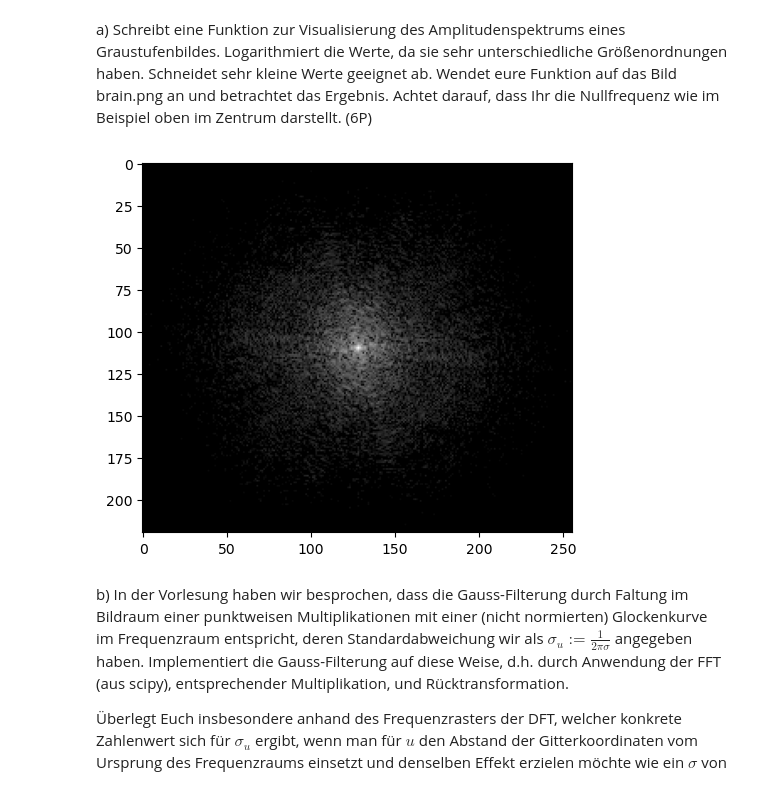
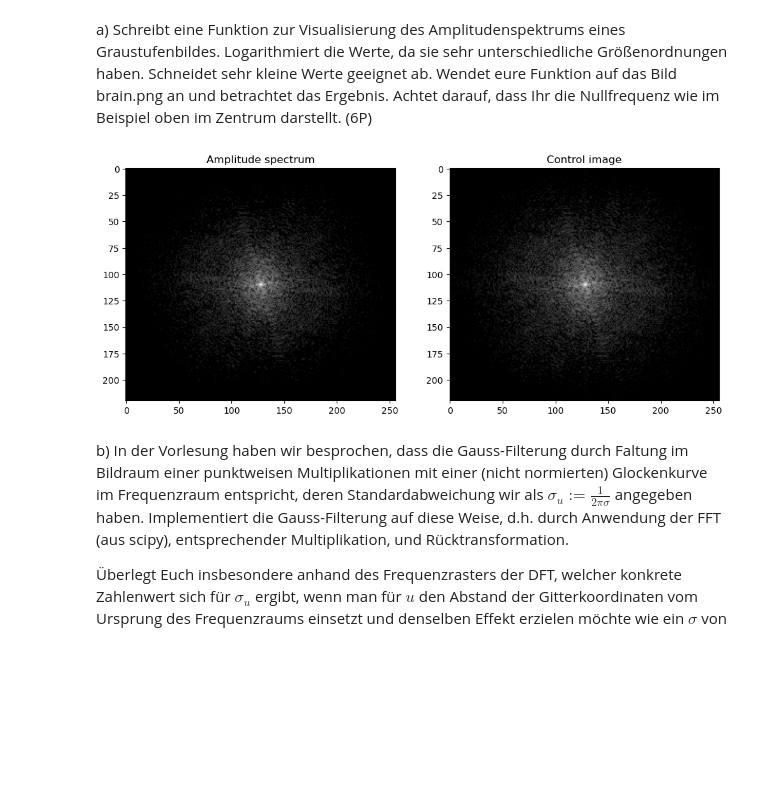
Before and after one commit to TimNogga/MedizinischeBildAnalyseBonn, a Jupyter notebook: mba-03/MBA_03.ipynb, the cells around one changed output. Saved outputs shown, nothing was run; the diff lists cells and outputs as text; code cells hidden in the pictures; blank space fills up the shorter version.

```diff
--- a/mba-03/MBA_03.ipynb
+++ b/mba-03/MBA_03.ipynb
@@ -223,31 +222,44 @@ a) Schreibt eine Funktion zur Visualisierung des Amplitudenspektrums eines Graus
 # %%
 import scipy as sp
 import skimage as ski
 import numpy as np
 import matplotlib.pyplot as plt
 
 def amplitude_spectrum(img, threshold=8.0):
     # Transformiert img in den Frequenzraum
     img_fft = sp.fft.fft2(img)
 
     # Nutzt die FFT Verschiebung, sodass sich die Nullfrequenz im Zentrum Eures Bildes befindet.
     img_fft_shifted = sp.fft.fftshift(img_fft)
 
     # Nehmt den Logarithmus der Magnitude der komplexen Zahlen.
-    fft = np.log(np.abs(img_fft_shifted))
+    fft = np.log(np.absolute(img_fft_shifted))
 
     # Setzt alle Werte unter 8.2 auf genau 8.0, um sehr kleine Werte auf ein bestimmtes Niveau zu bringen.
     fft[np.absolute(fft < 8.2)] = 8.0
 
     # Schneidet alle Werte ab, die unter dem Schwellwert (threshold) liegen.
     fft[fft < threshold] = 0
     return fft
 
 img = ski.io.imread("brain.png")
-plt.imshow(amplitude_spectrum(img), cmap="gray")
+spectrum = amplitude_spectrum(img)
+
+img_control = ski.io.imread("brain-logps.png")
+
+fig, axes = plt.subplots(1, 2)
+
+axes[0].imshow(spectrum, cmap="gray")
+axes[0].set_title("Amplitude spectrum")
+
+axes[1].imshow(img_control, cmap="gray")
+axes[1].set_title("Control image")
+
+fig.set_figwidth(12)
+
 plt.show()
 # %% [output]
-[figure, old version]
+[figure, new version]
 # %% [markdown]
 b) In der Vorlesung haben wir besprochen, dass die Gauss-Filterung durch Faltung im Bildraum einer punktweisen Multiplikationen mit einer (nicht normierten) Glockenkurve im Frequenzraum entspricht, deren Standardabweichung wir als $\sigma_u := \frac{1}{2\pi \sigma}$ angegeben haben. Implementiert die Gauss-Filterung auf diese Weise, d.h. durch Anwendung der FFT (aus scipy), entsprechender Multiplikation, und Rücktransformation.
 
```
Also changed, not shown: parts of 4 cells of this notebook.
